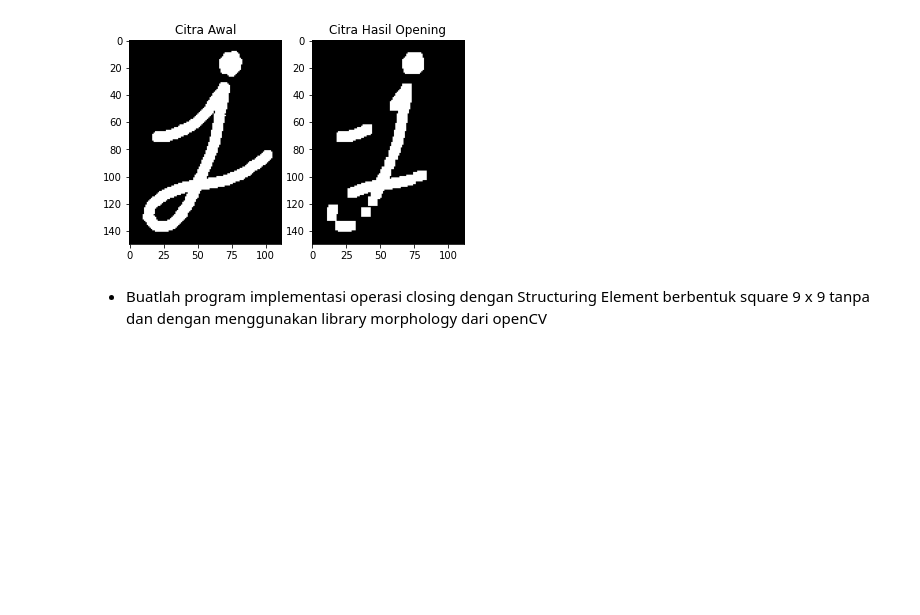
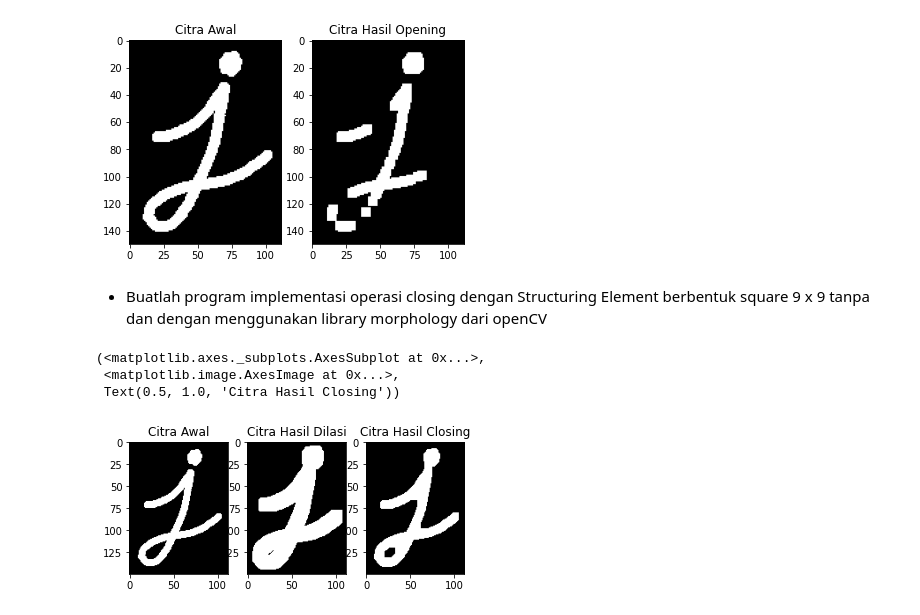
Before and after one commit to ahmadhafis/PCVK_Genap_2022, a Jupyter notebook: Week8.ipynb, the cells around one changed output. Saved outputs shown, nothing was run; the diff lists cells and outputs as text; code cells hidden in the pictures; blank space fills up the shorter version.

```diff
--- a/Week8.ipynb
+++ b/Week8.ipynb
@@ -168,3 +168,45 @@ plt.subplot(122), plt.imshow(opening, cmap="gray"), plt.title('Citra Hasil Openi
 # %% [markdown]
  * Buatlah program implementasi operasi closing dengan Structuring Element berbentuk
 square 9 x 9 tanpa dan dengan menggunakan library morphology dari openCV
+# %%
+# tanpa menggunakan library
+img = getImg()
+
+height, width = img.shape
+
+imgDilate = np.zeros((height, width), dtype=np.uint8)
+
+SED = np.array([[1,1,1,1,1,1,1,1,1], [1,1,1,1,1,1,1,1,1], [1,1,1,1,1,1,1,1,1], [1,1,1,1,1,1,1,1,1], [1,1,1,1,1,1,1,1,1], [1,1,1,1,1,1,1,1,1], [1,1,1,1,1,1,1,1,1],
+                [1,1,1,1,1,1,1,1,1], [1,1,1,1,1,1,1,1,1]])
+constant1 = 4
+
+for i in range(constant1, height-constant1):
+  for j in range(constant1,width-constant1):
+    temp = img[i-constant1:i+constant1+1, j-constant1:j+constant1+1]
+    product = temp * SED
+    imgDilate[i,j] = np.max(product)
+
+img2 = imgDilate
+
+height2, width2 = img2.shape
+
+k = 7
+SE = np.ones((k,k), dtype=np.uint8)
+constant = (k-1)//2
+
+imgErode = np.zeros((height2,width2), dtype=np.uint8)
+
+for i in range(constant, height2-constant):
+  for j in range(constant,width2-constant):
+    temp = img2[i-constant:i+constant+1, j-constant:j+constant+1]
+    product = temp * SE
+    imgErode[i,j] = np.min(product)
+
+plt.subplot(131),plt.imshow(img, cmap="gray"),plt.title('Citra Awal')
+plt.subplot(132),plt.imshow(imgDilate, cmap="gray"),plt.title('Citra Hasil Dilasi')
+plt.subplot(133),plt.imshow(imgErode, cmap="gray"),plt.title('Citra Hasil Closing')
+# %% [output]
+(<matplotlib.axes._subplots.AxesSubplot at 0x...>,
+ <matplotlib.image.AxesImage at 0x...>,
+ Text(0.5, 1.0, 'Citra Hasil Closing'))
+[figure, added]
```
Also changed, not shown: parts of 9 cells of this notebook.
